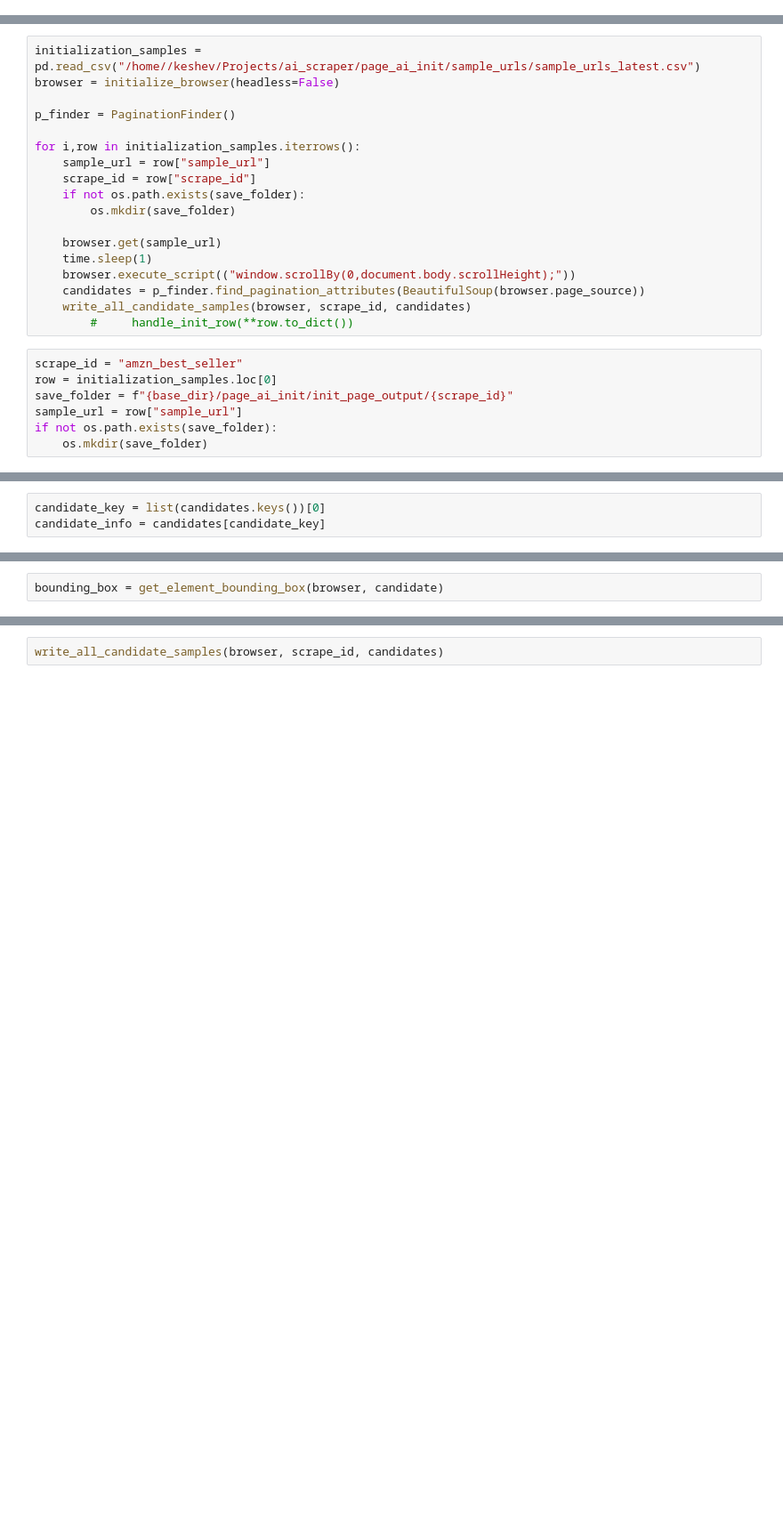
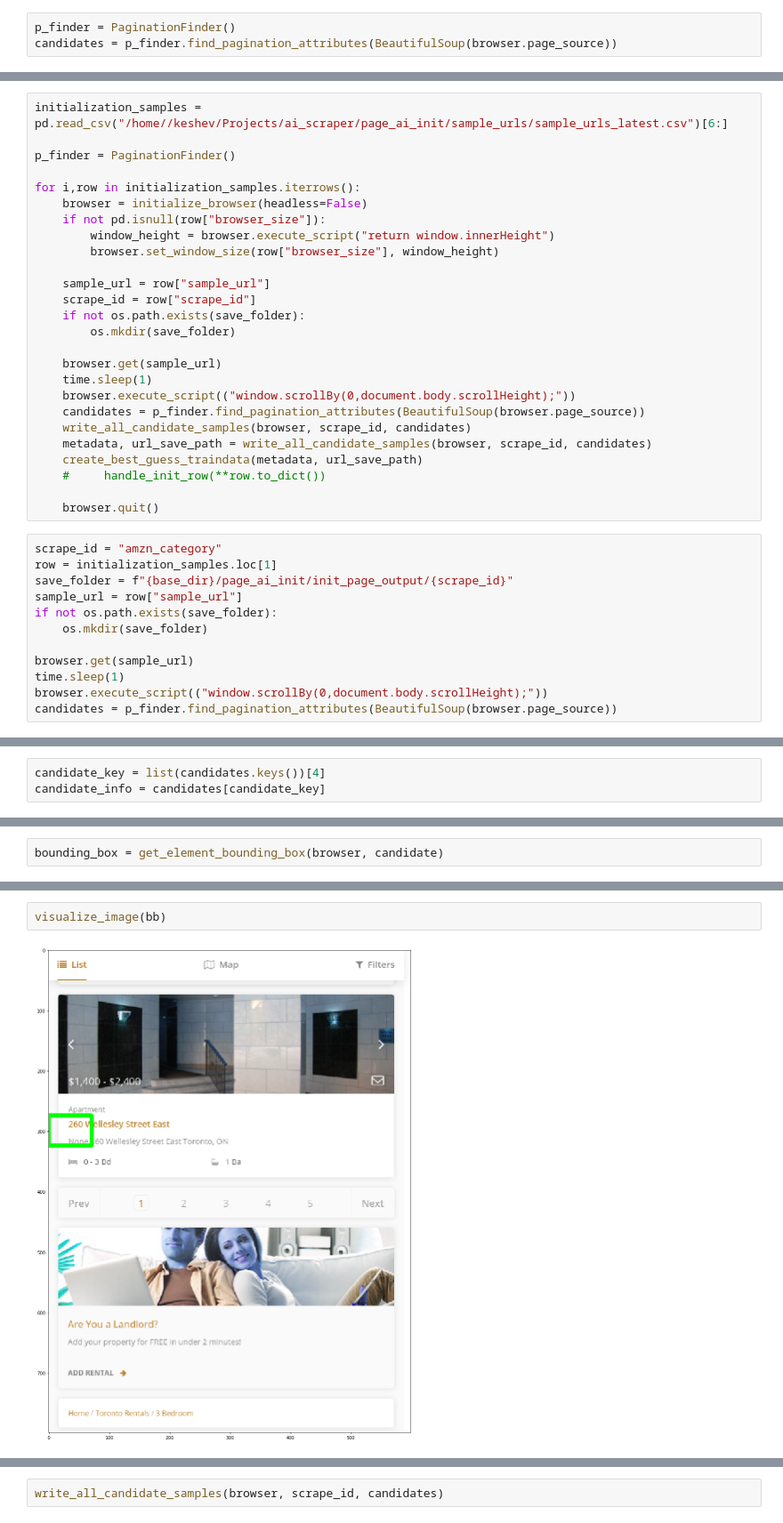
Before and after one commit to KeshevK/AI_Scraper, a Jupyter notebook: notebooks/first_page_module.ipynb, the cells around one changed output, grey strips where cells are left out. Shown at 89% size. Cells and saved outputs as stored; diff of their text form; blank space fills up the shorter version.

Commit message:
V1 of AI scraper - working model

```diff
--- a/notebooks/first_page_module.ipynb
+++ b/notebooks/first_page_module.ipynb
@@ -386,0 +528,3 @@ base_dir = "/home/keshev/Projects/ai_scraper/"
+# %%
+p_finder = PaginationFinder()
+candidates = p_finder.find_pagination_attributes(BeautifulSoup(browser.page_source))
@@ -387,10 +565,14 @@ base_dir = "/home/keshev/Projects/ai_scraper/"
 # %%
-initialization_samples = pd.read_csv("/home//keshev/Projects/ai_scraper/page_ai_init/sample_urls/sample_urls_latest.csv")
-browser = initialize_browser(headless=False)
+initialization_samples = pd.read_csv("/home//keshev/Projects/ai_scraper/page_ai_init/sample_urls/sample_urls_latest.csv")[6:]
 
 p_finder = PaginationFinder()
 
 for i,row in initialization_samples.iterrows():
+    browser = initialize_browser(headless=False)
+    if not pd.isnull(row["browser_size"]):
+        window_height = browser.execute_script("return window.innerHeight")
+        browser.set_window_size(row["browser_size"], window_height)
+
     sample_url = row["sample_url"]
     scrape_id = row["scrape_id"]
     if not os.path.exists(save_folder):
@@ -401,13 +583,22 @@ for i,row in initialization_samples.iterrows():
     browser.execute_script(("window.scrollBy(0,document.body.scrollHeight);"))
     candidates = p_finder.find_pagination_attributes(BeautifulSoup(browser.page_source))
     write_all_candidate_samples(browser, scrape_id, candidates)
-        #     handle_init_row(**row.to_dict())
+    metadata, url_save_path = write_all_candidate_samples(browser, scrape_id, candidates)
+    create_best_guess_traindata(metadata, url_save_path)
+    #     handle_init_row(**row.to_dict())
+
+    browser.quit()
 # %%
-scrape_id = "amzn_best_seller"
-row = initialization_samples.loc[0]
+scrape_id = "amzn_category"
+row = initialization_samples.loc[1]
 save_folder = f"{base_dir}/page_ai_init/init_page_output/{scrape_id}"
 sample_url = row["sample_url"]
 if not os.path.exists(save_folder):
     os.mkdir(save_folder)
+
+browser.get(sample_url)
+time.sleep(1)
+browser.execute_script(("window.scrollBy(0,document.body.scrollHeight);"))
+candidates = p_finder.find_pagination_attributes(BeautifulSoup(browser.page_source))
 # %%
 height = browser.execute_script("return document.body.scrollHeight")
@@ -417,5 +612,5 @@ height
 # %%
-candidate_key = list(candidates.keys())[0]
+candidate_key = list(candidates.keys())[4]
 candidate_info = candidates[candidate_key]
 # %%
 candidate = browser.find_element_by_xpath(candidates[candidate_key]["xpath"])
@@ -428,3 +638,7 @@ NameError: name 'bounding_box' is not defined
+# %%
+visualize_image(bb)
+# %% [output]
+[figure, added]
 # %%
 
 
```
Also changed, not shown: parts of 23 cells of this notebook.
